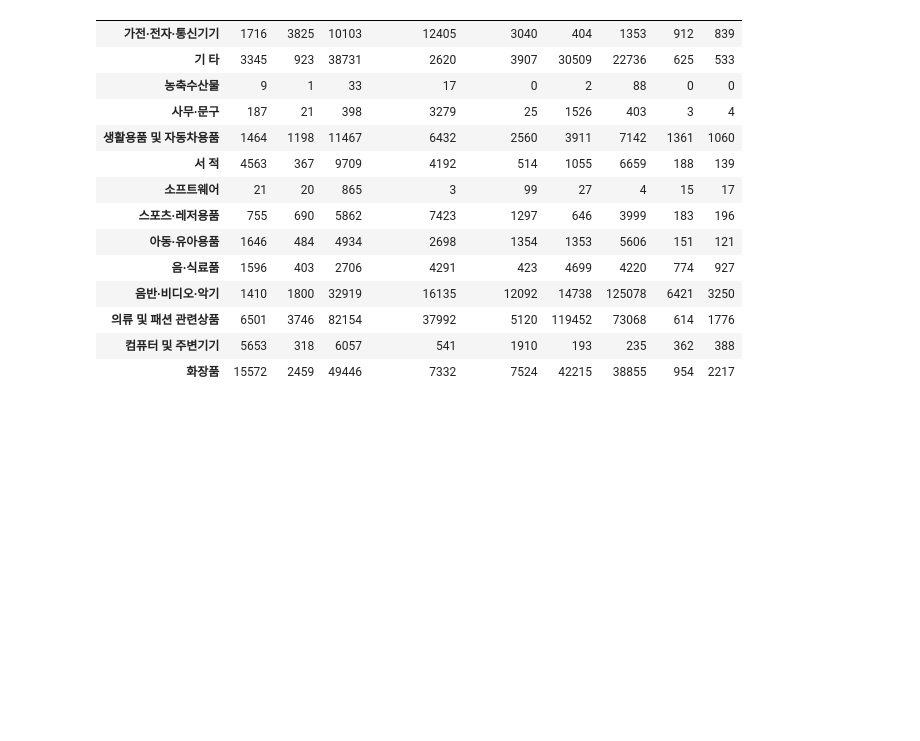
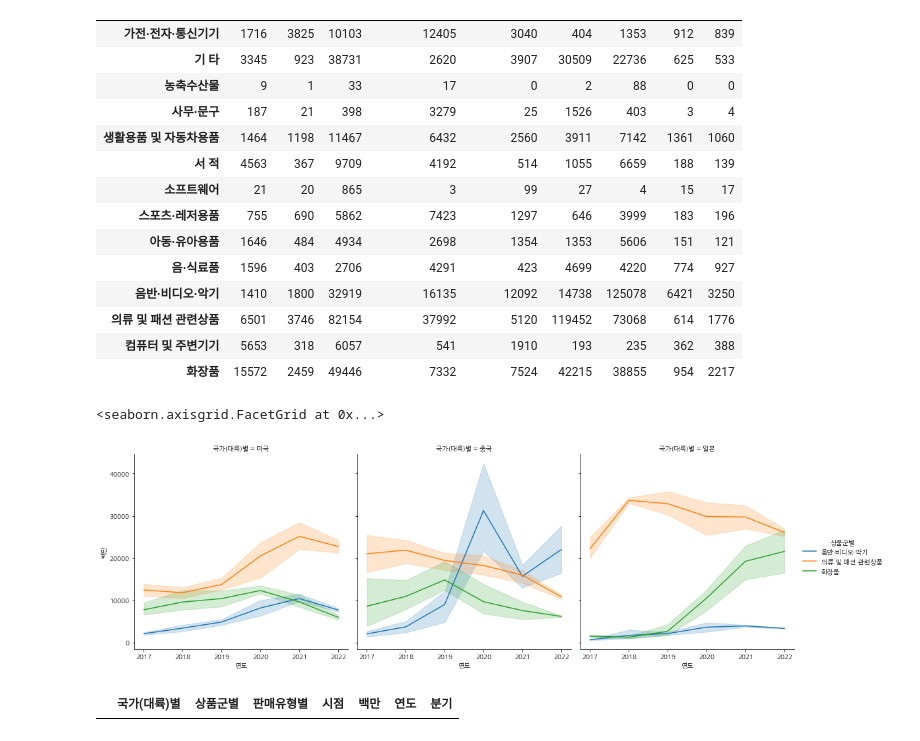
Before and after one commit to JaewooJason/Boostcourse, a Jupyter notebook: Week 4 Mission.ipynb, the cells around one changed output. Drawn from its saved outputs; the diff is of its cells as text; code cells hidden in the pictures; blank space fills up the shorter version.

```diff
--- a/Week 4 Mission.ipynb
+++ b/Week 4 Mission.ipynb
@@ -148,3 +148,20 @@ df4.unstack()
 | 의류 및 패션 관련상품 | 6501 | 3746 | 82154 | 37992 | 5120 | 119452 | 73068 | 614 | 1776 |
 | 컴퓨터 및 주변기기 | 5653 | 318 | 6057 | 541 | 1910 | 193 | 235 | 362 | 388 |
 | 화장품 | 15572 | 2459 | 49446 | 7332 | 7524 | 42215 | 38855 | 954 | 2217 |
+# %%
+# Q4. 주요 판매 국가와 상품군에 대해 2021년까지의 연도별 온라인 직접 판매액 합계를 시각화 해주세요.
+df3 = df[~df["연도"].isin(["2022"])]
+df4 = df3[df["국가(대륙)별"].isin(["미국","중국","일본"])]
+df5 = df4[df["상품군별"].isin(["의류 및 패션 관련상품","화장품","음반·비디오·악기"])]
+sns.relplot(data=df5, x="연도", y="백만", hue="상품군별", kind="line", col="국가(대륙)별")
+# %% [output]
+<seaborn.axisgrid.FacetGrid at 0x...>
+[figure, added]
+# %%
+# df_Q3 = df[(df["국가(대륙)별"].str.endswith('국')) & (df[df["국가(대륙)별"].str.endswith('본')])]
+df7 = df[(df["국가(대륙)별"] == '중국') & (df["국가(대륙)별"] == '미국') & (df["국가(대륙)별"] == '일본')]
+# df_Q3 = df.loc[df.index.str.contains("미국","중국",'일본')]
+# df.loc[df.index.str.contains("미국","중국",'일본')]
+df7
+# %% [output]
+|  | 국가(대륙)별 | 상품군별 | 판매유형별 | 시점 | 백만 | 연도 | 분기 |
```
Also changed, not shown: parts of 2 cells of this notebook.
